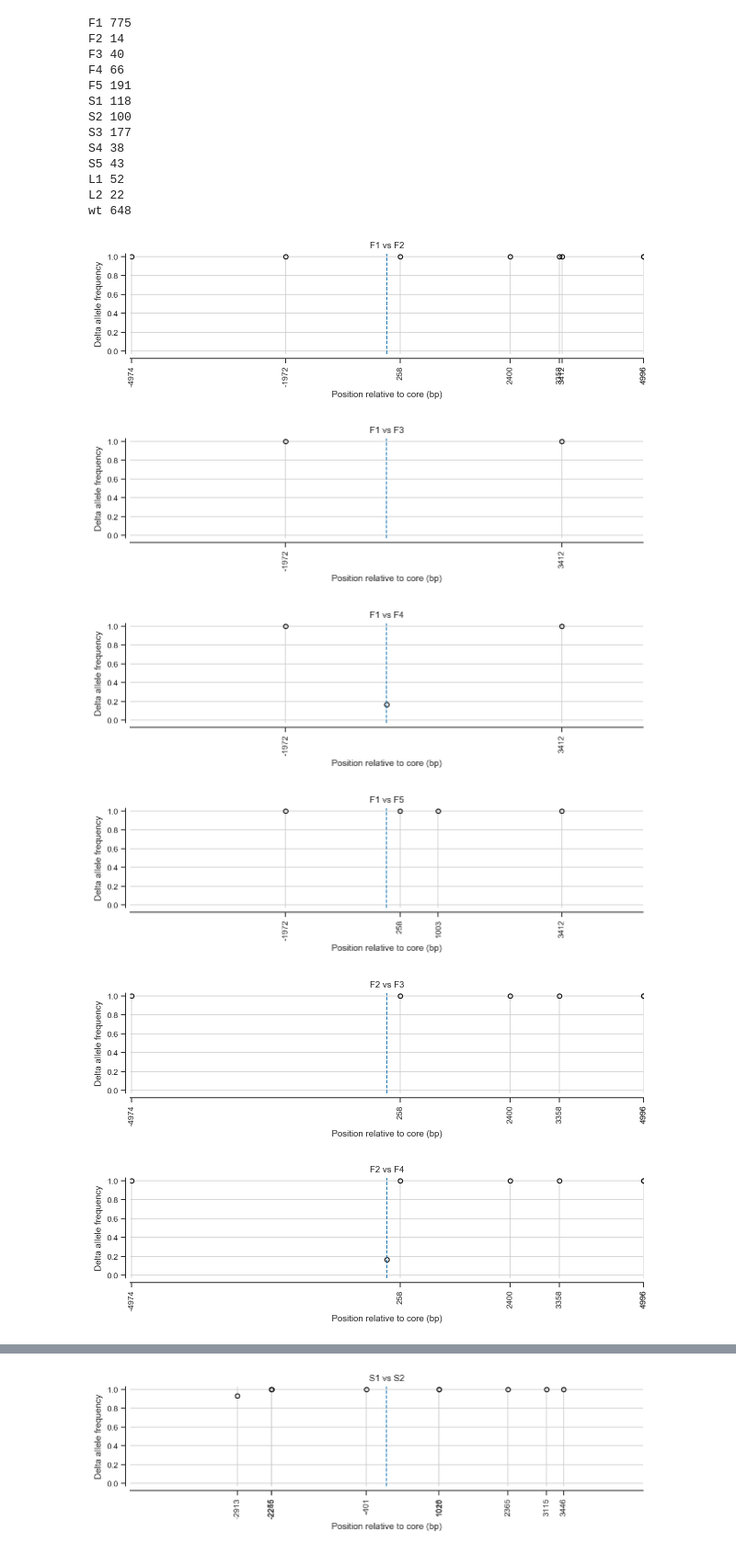
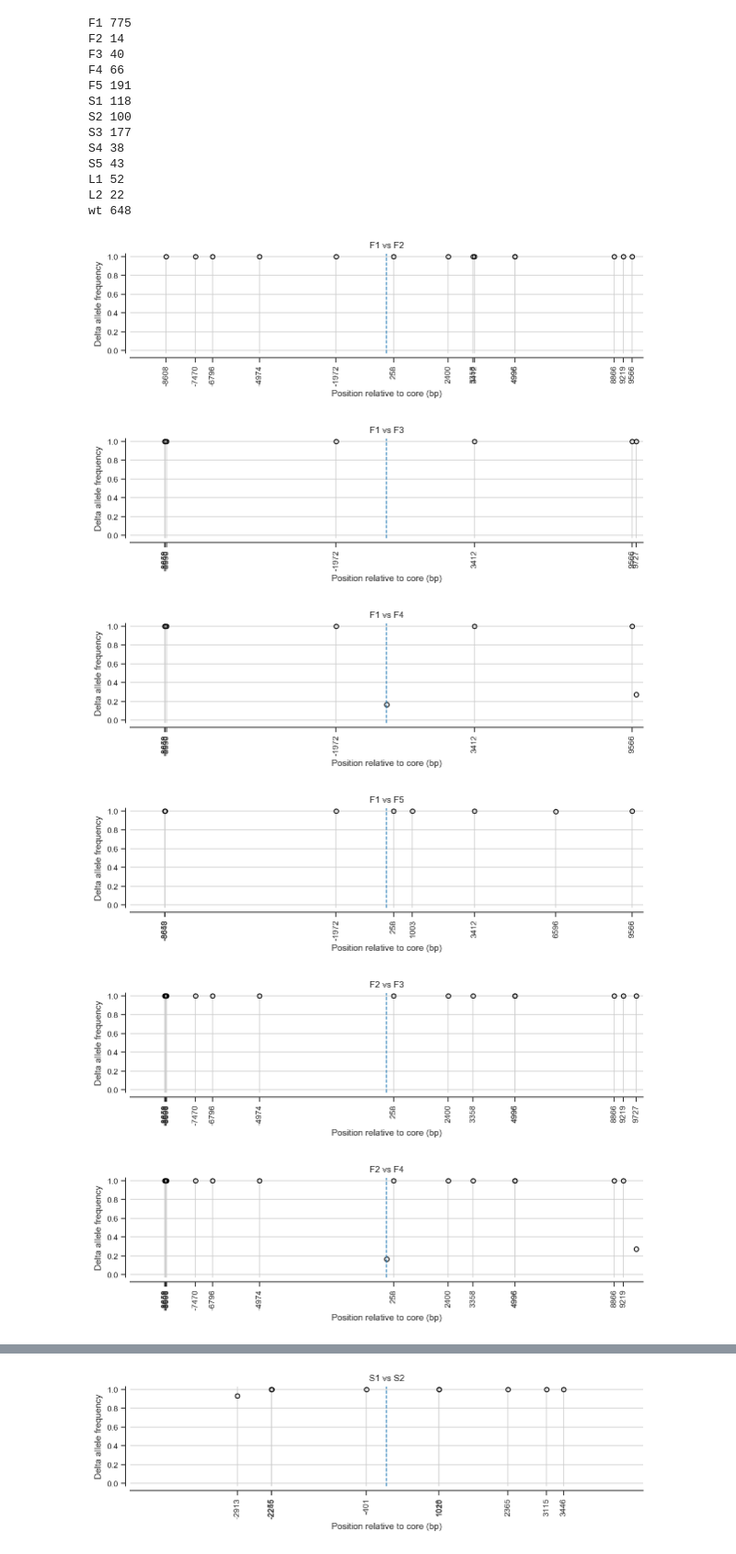
Before and after one commit to malariagen/ag1000g-phase2-vgsc-report, a Jupyter notebook: notebooks/artwork_Phase_2_ehh_decay.ipynb, the cells around one changed output, grey strips where cells are left out. Shown at 92% size. Saved outputs shown, nothing was run; the diff lists cells and outputs as text; code cells hidden in the pictures.

```diff
--- a/notebooks/artwork_Phase_2_ehh_decay.ipynb
+++ b/notebooks/artwork_Phase_2_ehh_decay.ipynb
@@ -243,16 +243,16 @@ def plot_delta_af(core, flank, set1, set2, figsize=(10, 2)):
 # %%
 def analyse_995F_core_region():
     core = aa2pos['L995F']
-    flank = 5000
+    flank = 10000
     for set1, set2 in itertools.combinations(cluster_labels[:5], 2):
         plot_delta_af(core, flank, set1, set2)
         plt.show()
 
 analyse_995F_core_region()
 # %% [output]
-[figure, old version]
+[figure, new version]
-[figure, old version]
+[figure, new version]
-[figure, old version]
+[figure, new version]
-[figure, old version]
+[figure, new version]
-[figure, old version]
+[figure, new version]
-[figure, old version]
+[figure, new version]
```
Also changed, not shown: parts of 15 cells of this notebook, 1 other file.
